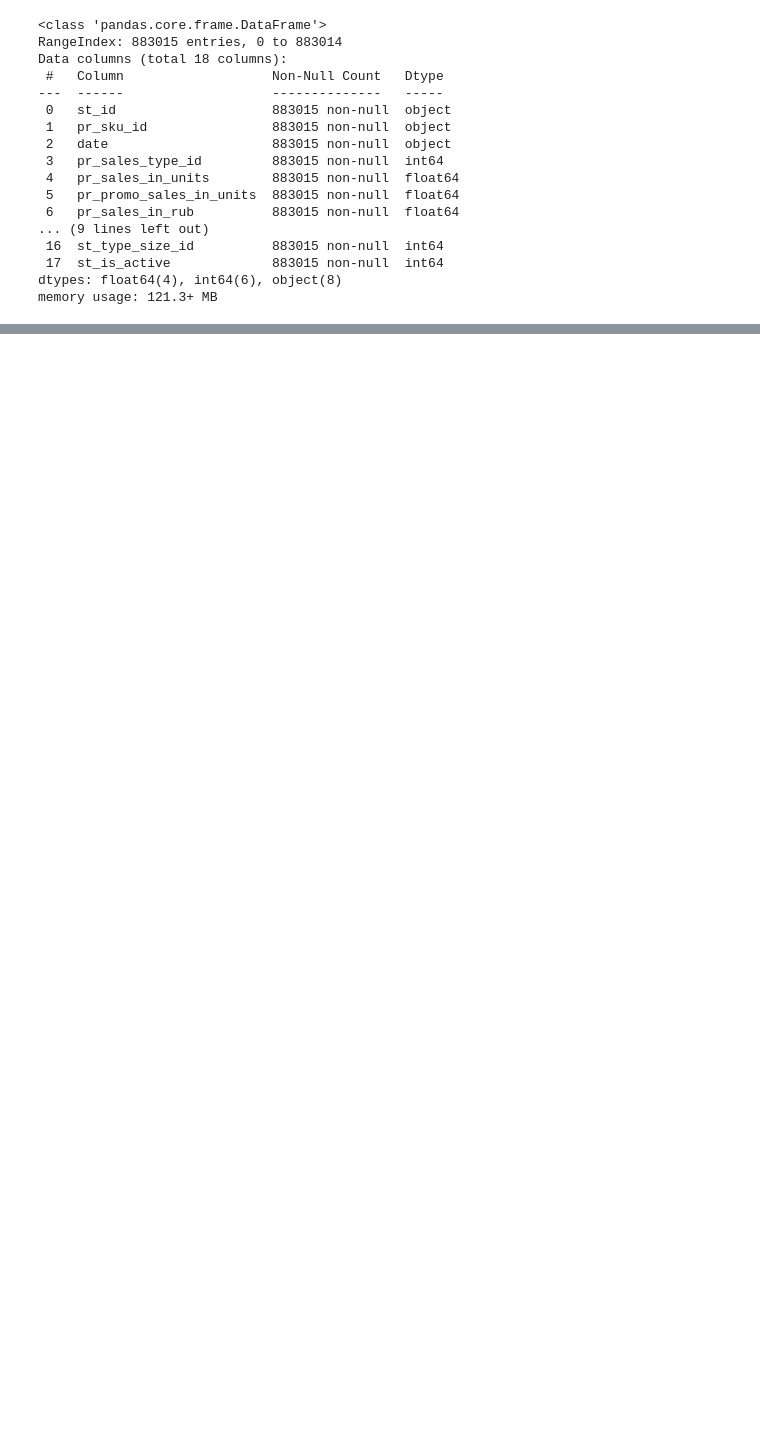
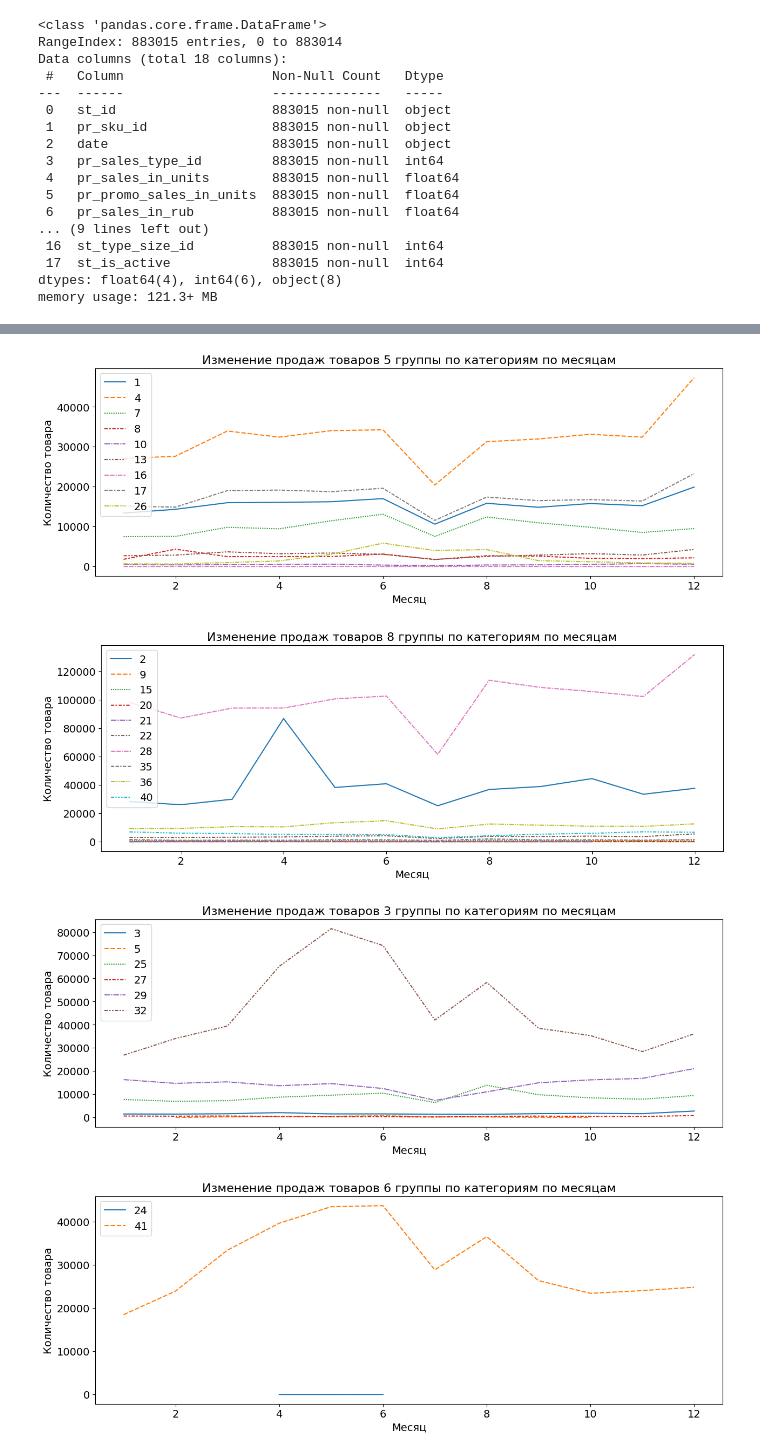
Before and after one commit to Vdol22/Proj_Lenta, a Jupyter notebook: Model.ipynb, the cells around one changed output, grey strips where cells are left out. Saved outputs shown, nothing was run; the diff lists cells and outputs as text; code cells hidden in the pictures; blank space fills up the shorter version.

```diff
--- a/Model.ipynb
+++ b/Model.ipynb
@@ -167,11 +202,0 @@ plt.show()
-# %%
-# Сортируем DataFrame по дате
-df = df.sort_values('date')
-
-# Строим график
-plt.figure(figsize=(10, 6))
-plt.plot(df['date'], df['pr_sales_in_rub'])
-plt.xlabel('Дата')
-plt.ylabel('Продажи в единицах')
-plt.title('График временного ряда продаж')
-plt.show()
@@ -188,0 +266,11 @@ df_num[df_num['pr_sales_in_units']==df_num['pr_sales_in_units'].max()]
+# %%
+# Визуализация продаж категорий товаров внутри групп во времени
+name_group_id = df_num['pr_group_id'].unique()
+
+for name in name_group_id:
+    plot_cat_sales(df_num, name,  'date', 'pr_group_id', 'pr_cat_id', 'pr_sales_in_units')
+# %% [output]
+[figure, added]
+[figure, added]
+[figure, added]
+[figure, added]
```
Also changed, not shown: parts of 32 cells of this notebook, 5 other files.
